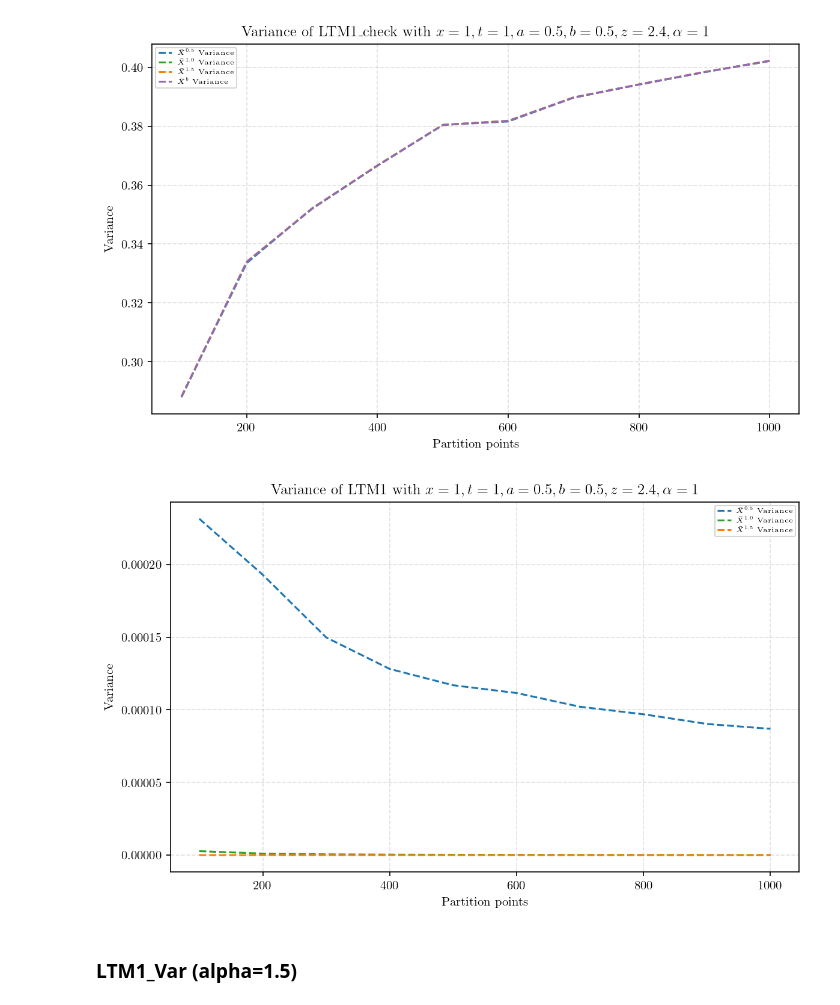
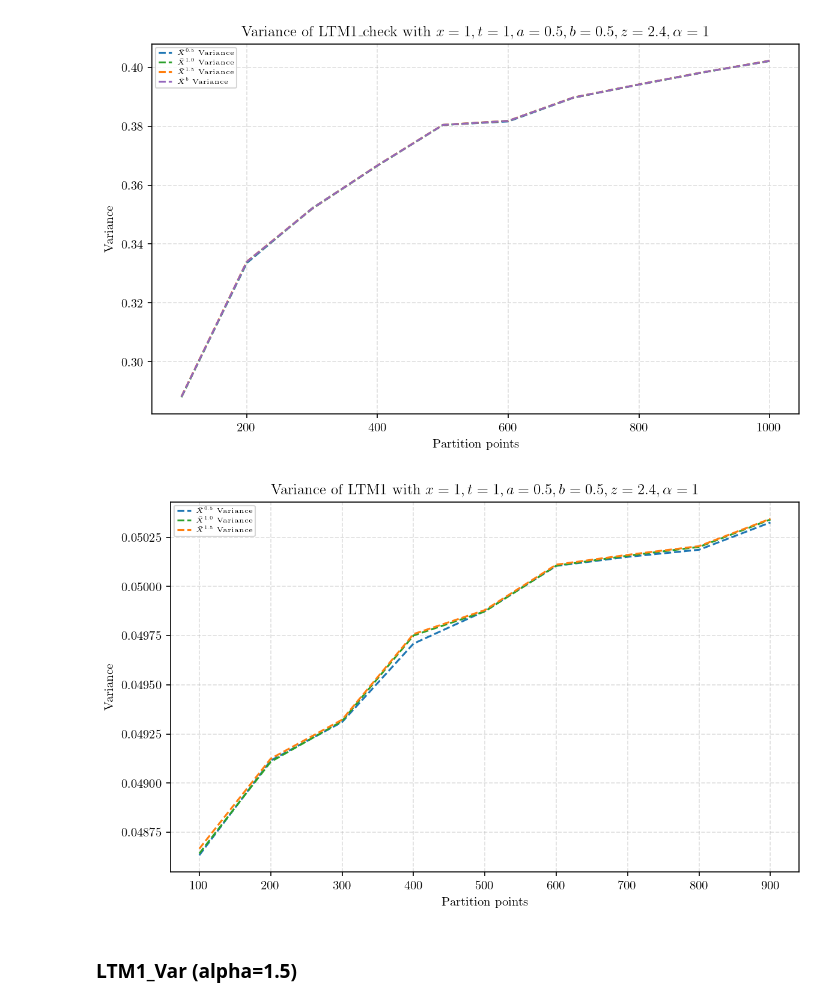
Before and after one commit to Andriyichenko/simulation, a Jupyter notebook: LT/LT_plot.ipynb, the cells around one changed output. Drawn from its saved outputs; the diff is of its cells as text; code cells hidden in the pictures.

```diff
--- a/LT/LT_plot.ipynb
+++ b/LT/LT_plot.ipynb
@@ -286,29 +361,29 @@ plt.tight_layout()  # 自動的にレイアウトを調整する
 # %%
 #LTM1_var (alpha = 1) variance plot
 import pandas as pd
 import matplotlib.pyplot as plt
 import numpy as np
 from pathlib import Path
 plt.rcParams['font.family'] = 'Hiragino Sans'  # 図のフォント設定
-df = pd.read_csv("../data_source/LTM1_100_1000_data.csv")
+df = pd.read_csv("../data_source/LTM1_100_1000_test_data.csv")
 
 #分散
 variance_A = df['E']
 variance_Am = df['Em']
 variance_A15 = df['E_1_5']
 
 plt.figure(figsize=(8, 5), dpi=150)  # dpi とは Dots Per Inch を意味する
 plt.plot(df["points"], variance_A, linestyle="--", color="#1f77b4", label=r"$\bar{X}^{0.5}$ Variance")
 plt.plot(df["points"], variance_Am, linestyle="--", color="#2ca02c", label=r"$\bar{X}^{1.0}$ Variance")
 plt.plot(df["points"], variance_A15, linestyle="--", color="#ff7f0e", label=r"$\bar{X}^{1.5}$ Variance")
 plt.title(r'Variance of LTM1 with $x=1,t=1,a=0.5,b=0.5,z=2.4,\alpha = 1$')
 plt.xlabel("Partition points")
 plt.ylabel("Variance")
 plt.grid(True, linestyle="--", alpha=0.4)
 plt.legend(fontsize=5.5, loc='best')
 plt.tight_layout()  # 自動的にレイアウトを調整する
 # %% [output]
-[figure, old version]
+[figure, new version]
 # %% [markdown]
 ### LTM1_Var (alpha=1.5)
 # %%
```
Also changed, not shown: parts of 2 cells of this notebook, 12 other files.
